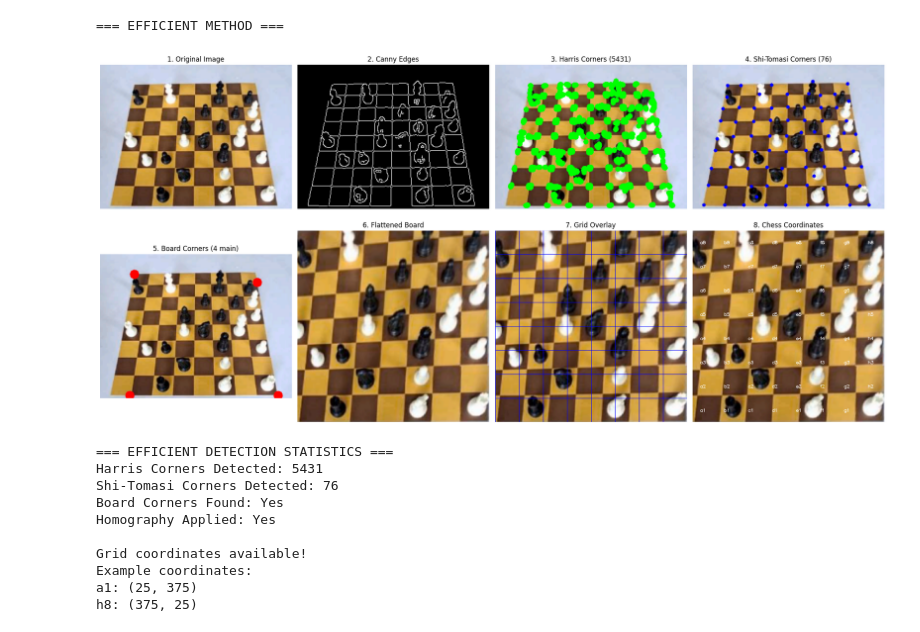
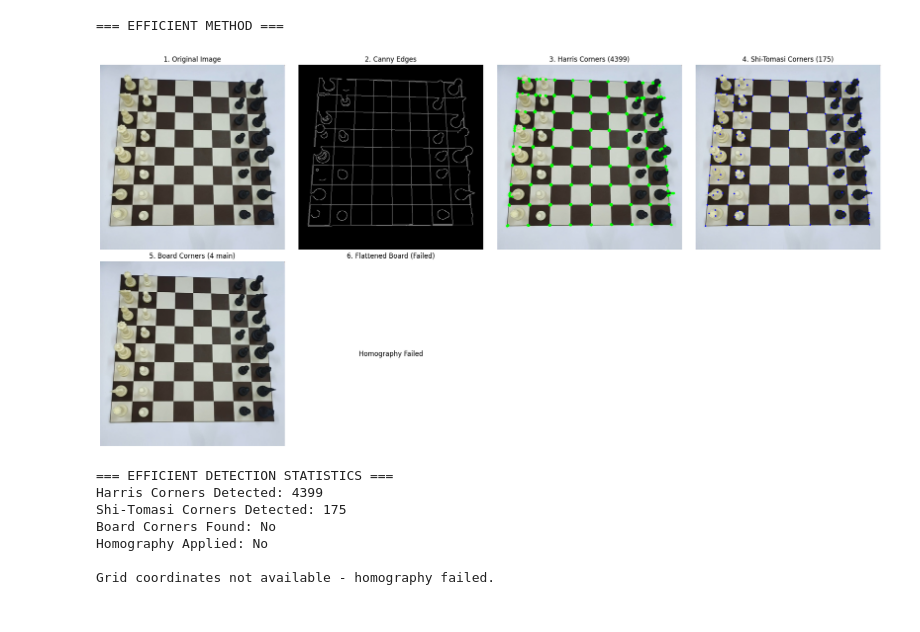
Before and after one commit to barudak-codenatic/chess-detection, a Jupyter notebook: research/chessboard-detection.ipynb, the cells around one changed output. Drawn from its saved outputs; the diff is of its cells as text; code cells hidden in the pictures.

```diff
--- a/research/chessboard-detection.ipynb
+++ b/research/chessboard-detection.ipynb
@@ -727,42 +674,39 @@ class EfficientChessBoardDetector:
 
             for i in range(6, 8):
                 axes[i].axis('off')
 
         plt.tight_layout()
         plt.show()
 
         # Print statistics
         print("=== EFFICIENT DETECTION STATISTICS ===")
         print(f"Harris Corners Detected: {len(results['harris_corners'])}")
         print(f"Shi-Tomasi Corners Detected: {len(results['shi_tomasi_corners'])}")
         print(f"Board Corners Found: {'Yes' if results['best_corners'] is not None else 'No'}")
         print(f"Homography Applied: {'Yes' if results['flattened'] is not None else 'No'}")
 
 # Usage - Efficient Method
 print("=== EFFICIENT METHOD ===")
 efficient_detector = EfficientChessBoardDetector()
-efficient_results = efficient_detector.process_image_efficient('chessboard1.png')
+efficient_results = efficient_detector.process_image_efficient('chess1.jpg')
 efficient_detector.visualize_efficient_results(efficient_results)
 
 # Akses koordinat grid
 if efficient_results['grid_coordinates'] is not None:
     grid_coordinates = efficient_results['grid_coordinates']
     print("\nGrid coordinates available!")
     print("Example coordinates:")
     print(f"a1: {grid_coordinates['a1']}")
     print(f"h8: {grid_coordinates['h8']}")
 else:
     print("\nGrid coordinates not available - homography failed.")
 # %% [output]
 === EFFICIENT METHOD ===
-[figure, old version]
+[figure, new version]
 === EFFICIENT DETECTION STATISTICS ===
-Harris Corners Detected: 5431
-Shi-Tomasi Corners Detected: 76
-Board Corners Found: Yes
-Homography Applied: Yes
+Harris Corners Detected: 4399
+Shi-Tomasi Corners Detected: 175
+Board Corners Found: No
+Homography Applied: No
 
-Grid coordinates available!
-Example coordinates:
-a1: (25, 375)
-h8: (375, 25)
+Grid coordinates not available - homography failed.
```
Also changed, not shown: parts of 2 cells of this notebook, 16 other files.
